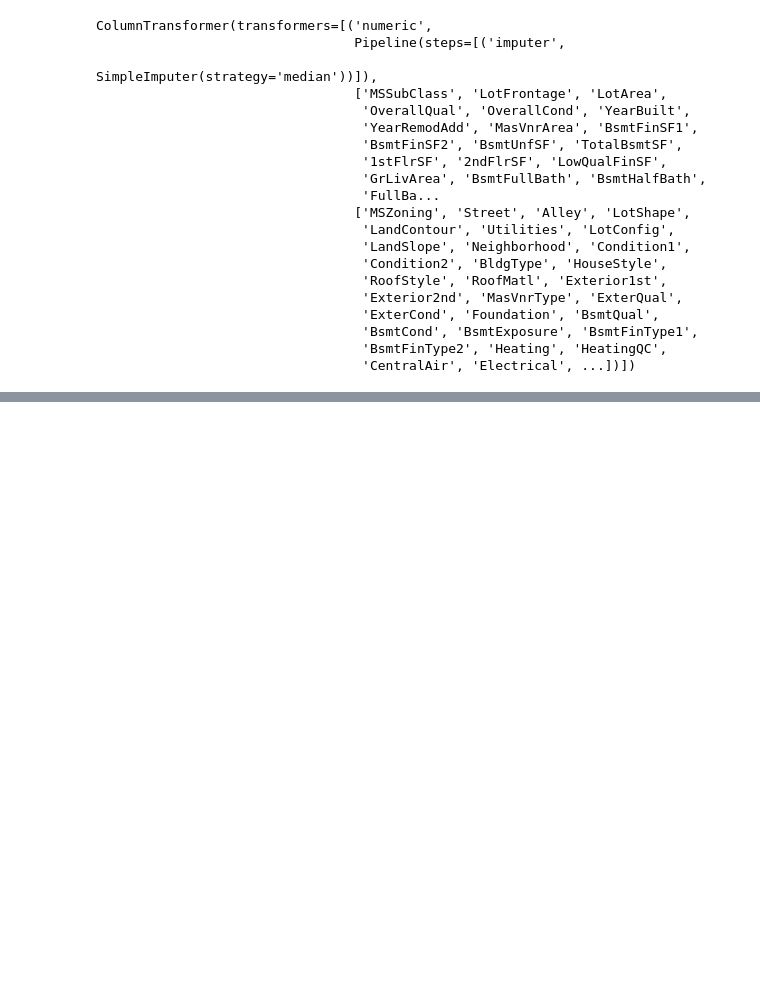
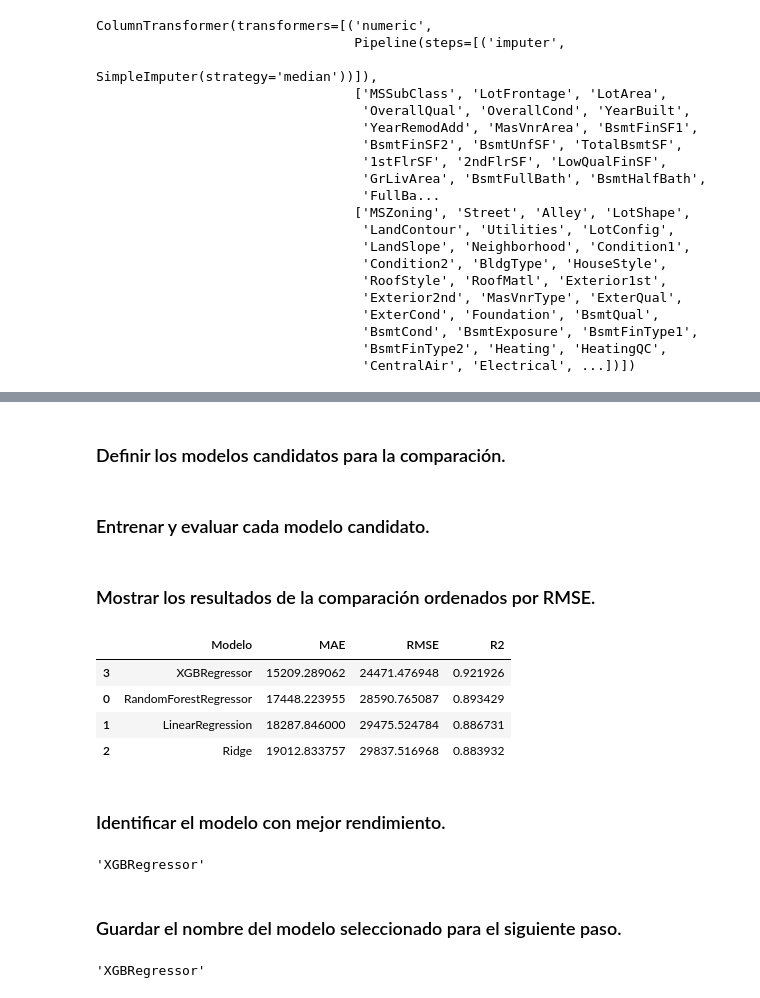
Before and after one commit to Iree695/hou53-bot-Irene-Valle, a Jupyter notebook: notebooks/02_MODEL.ipynb, the cells around one changed output, grey strips where cells are left out. Cells and saved outputs as stored; diff of their text form; code cells hidden in the pictures; blank space fills up the shorter version.

Commit message:
feat(eda): compare candidate regression models

```diff
--- a/notebooks/02_MODEL.ipynb
+++ b/notebooks/02_MODEL.ipynb
@@ -67,0 +138,3 @@ ColumnTransformer(transformers=[('numeric',
+# %%
+y_pred = baseline_model.predict(X_test)
+y_pred[:5]
@@ -67,0 +145,8 @@ ColumnTransformer(transformers=[('numeric',
+# %%
+mae = mean_absolute_error(y_test, y_pred)
+rmse = np.sqrt(mean_squared_error(y_test, y_pred))
+r2 = r2_score(y_test, y_pred)
+
+print(f"MAE: {mae:,.2f}")
+print(f"RMSE: {rmse:,.2f}")
+print(f"R2: {r2:.4f}")
@@ -67,0 +171,2 @@ ColumnTransformer(transformers=[('numeric',
+# %% [markdown]
+### Definir los modelos candidatos para la comparación.
@@ -67,0 +192,57 @@ ColumnTransformer(transformers=[('numeric',
+# %% [markdown]
+### Entrenar y evaluar cada modelo candidato.
+# %%
+comparison_results = []
+
+for model_name, regressor in candidate_models.items():
+    scale_numeric = model_name in ["LinearRegression", "Ridge"]
+
+    preprocessor = build_preprocessor(
+        numeric_cols=numeric_cols,
+        categorical_cols=categorical_cols,
+        scale_numeric=scale_numeric
+    )
+
+    model_pipeline = Pipeline([
+        ("preprocessor", preprocessor),
+        ("regressor", regressor)
+    ])
+
+    model_pipeline.fit(X_train, y_train)
+    y_pred = model_pipeline.predict(X_test)
+
+    mae = mean_absolute_error(y_test, y_pred)
+    rmse = np.sqrt(mean_squared_error(y_test, y_pred))
+    r2 = r2_score(y_test, y_pred)
+
+    comparison_results.append({
+        "Modelo": model_name,
+        "MAE": mae,
+        "RMSE": rmse,
+        "R2": r2
+    })
+# %% [markdown]
+### Mostrar los resultados de la comparación ordenados por RMSE.
+# %%
+results_comparison = pd.DataFrame(comparison_results).sort_values("RMSE")
+results_comparison
+# %% [output]
+|  | Modelo | MAE | RMSE | R2 |
+| 3 | XGBRegressor | 15209.289062 | 24471.476948 | 0.921926 |
+| 0 | RandomForestRegressor | 17448.223955 | 28590.765087 | 0.893429 |
+| 1 | LinearRegression | 18287.846000 | 29475.524784 | 0.886731 |
+| 2 | Ridge | 19012.833757 | 29837.516968 | 0.883932 |
+# %% [markdown]
+### Identificar el modelo con mejor rendimiento.
+# %%
+best_model_name = results_comparison.iloc[0]["Modelo"]
+best_model_name
+# %% [output]
+'XGBRegressor'
+# %% [markdown]
+### Guardar el nombre del modelo seleccionado para el siguiente paso.
+# %%
+best_model_name = str(best_model_name)
+best_model_name
+# %% [output]
+'XGBRegressor'
```
Also changed, not shown: parts of 17 cells of this notebook.
